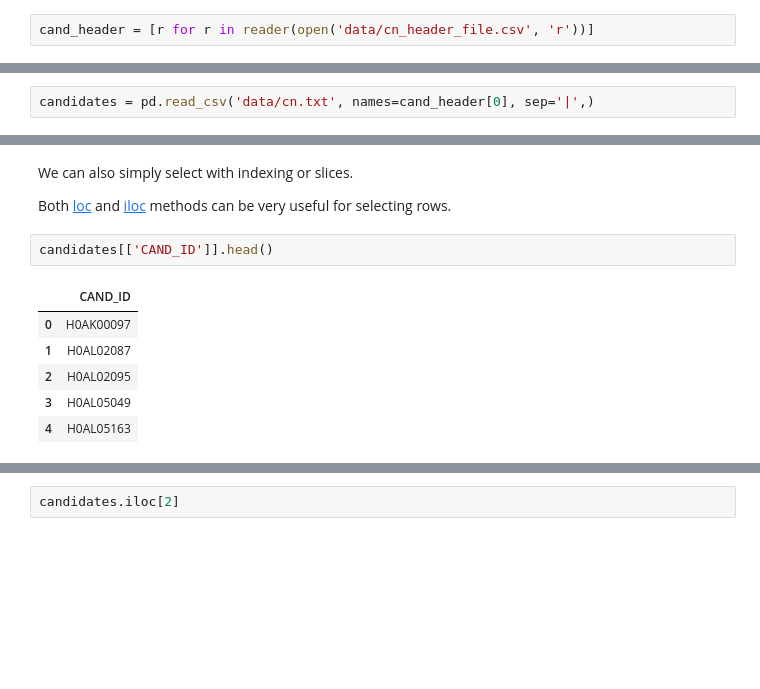
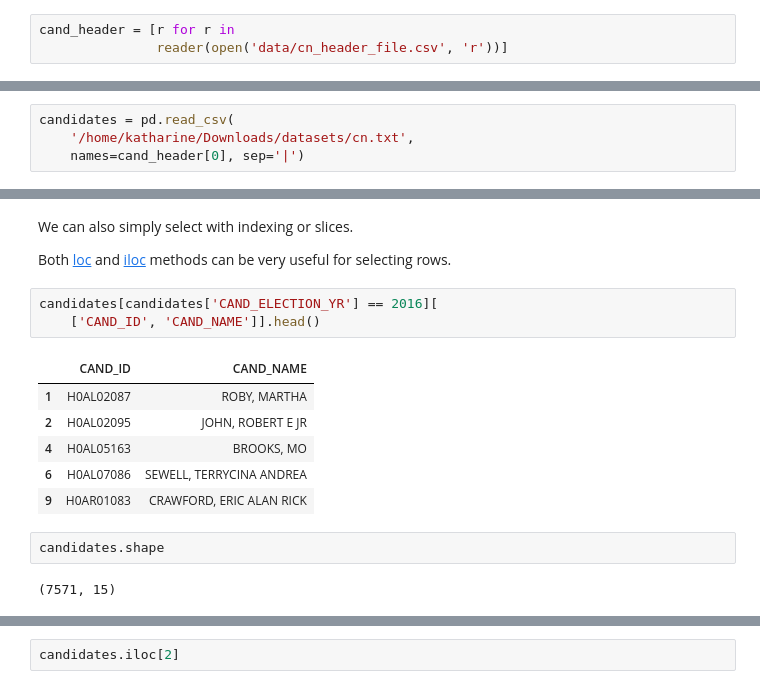
Before and after one commit to kjam/random_hackery, a Jupyter notebook: 2016 US Election FEC Data.ipynb, the cells around one changed output, grey strips where cells are left out. Cells and saved outputs as stored; diff of their text form; blank space fills up the shorter version.

```diff
--- a/2016 Election FEC Data.ipynb
+++ b/2016 US Election FEC Data.ipynb
@@ -15,7 +15,8 @@ The data files we will use are in the [data folder in this repository](https://g
 
 To begin, we need to extract the headers for the file, as they are not included in the data dumps.
 # %%
-cand_header = [r for r in reader(open('data/cn_header_file.csv', 'r'))]
+cand_header = [r for r in
+               reader(open('data/cn_header_file.csv', 'r'))]
 # %%
 cand_header
 # %% [output]
@@ -39,7 +40,9 @@ We can then pass this first list item along with the data to the [read_csv metho
 
 This will create a [Pandas Dataframe](http://pandas.pydata.org/pandas-docs/stable/generated/pandas.DataFrame.html).
 # %%
-candidates = pd.read_csv('data/cn.txt', names=cand_header[0], sep='|',)
+candidates = pd.read_csv(
+    '/home/katharine/Downloads/datasets/cn.txt',
+    names=cand_header[0], sep='|')
 # %%
 candidates.head()
 # %% [output]
@@ -121,14 +124,19 @@ We can also simply select with indexing or slices.
 
 Both [loc](http://pandas.pydata.org/pandas-docs/stable/generated/pandas.DataFrame.loc.html) and [iloc](http://pandas.pydata.org/pandas-docs/stable/generated/pandas.DataFrame.iloc.html) methods can be very useful for selecting rows.
 # %%
-candidates[['CAND_ID']].head()
+candidates[candidates['CAND_ELECTION_YR'] == 2016][
+    ['CAND_ID', 'CAND_NAME']].head()
 # %% [output]
-|  | CAND_ID |
-| 0 | H0AK00097 |
-| 1 | H0AL02087 |
-| 2 | H0AL02095 |
-| 3 | H0AL05049 |
-| 4 | H0AL05163 |
+|  | CAND_ID | CAND_NAME |
+| 1 | H0AL02087 | ROBY, MARTHA |
+| 2 | H0AL02095 | JOHN, ROBERT E JR |
+| 4 | H0AL05163 | BROOKS, MO |
+| 6 | H0AL07086 | SEWELL, TERRYCINA ANDREA |
+| 9 | H0AR01083 | CRAWFORD, ERIC ALAN RICK |
+# %%
+candidates.shape
+# %% [output]
+(7571, 15)
 # %%
 candidates.loc[6940:]
 # %% [output]
```
Also changed, not shown: parts of 35 cells of this notebook, 1 other file.
